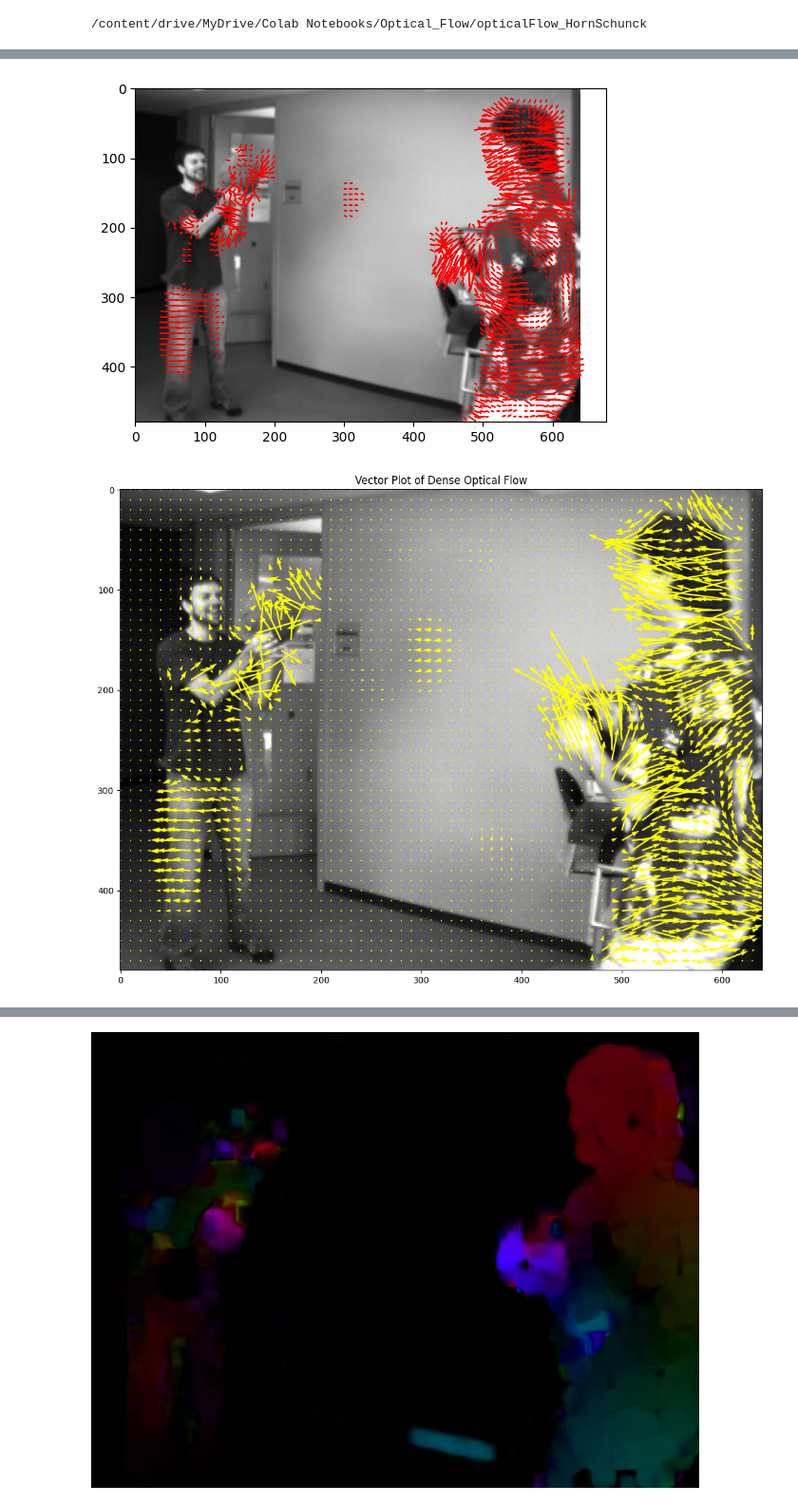
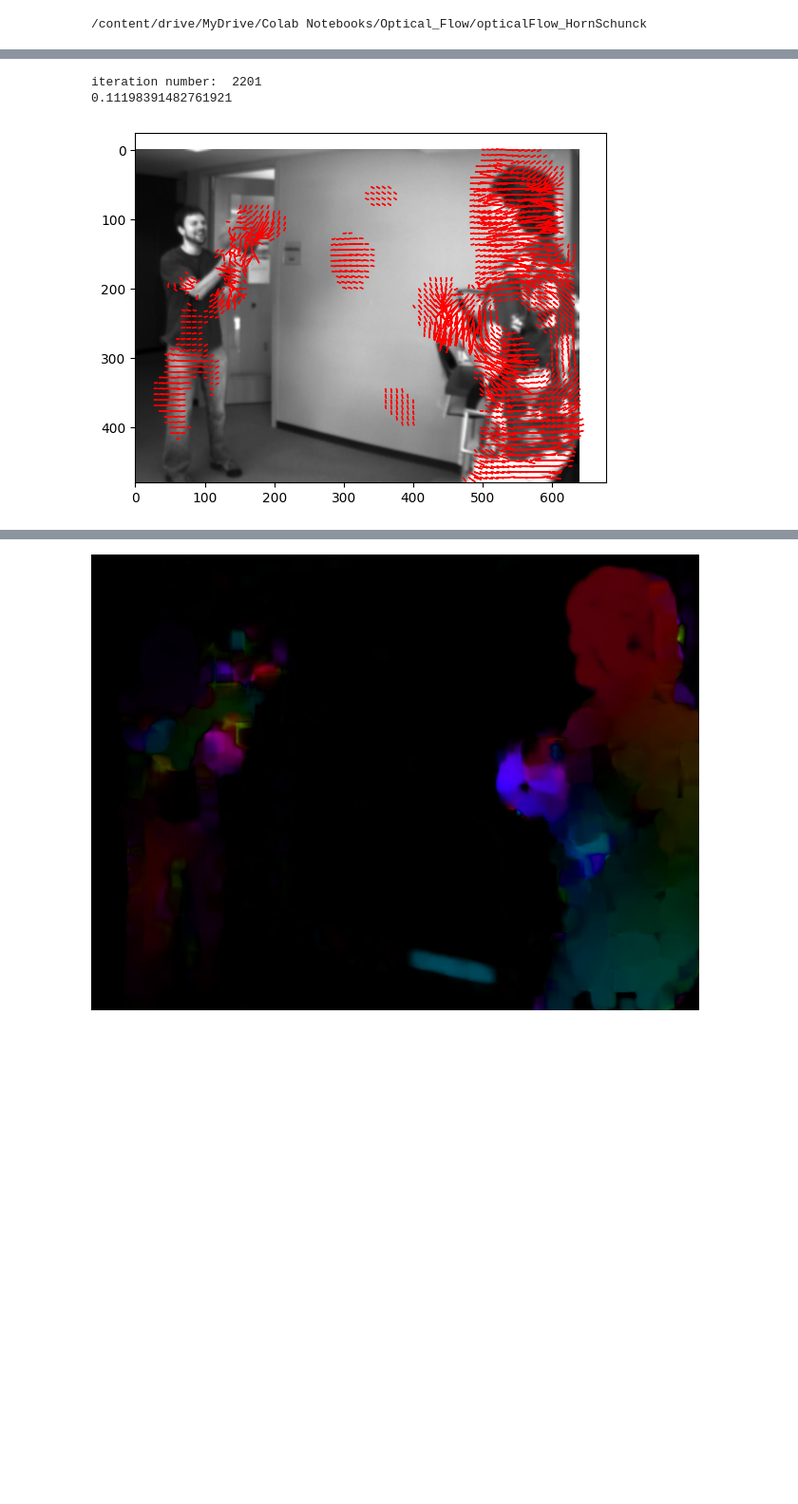
Before and after one commit to trucchau171/opticalFlow_HornSchunck, a Jupyter notebook: OF_HornSchunck.ipynb, the cells around one changed output, grey strips where cells are left out. Shown at 95% size. Cells and saved outputs as stored; diff of their text form; code cells hidden in the pictures; blank space fills up the shorter version.

Commit message:
init

```diff
--- a/OF_HornSchunck.ipynb
+++ b/OF_HornSchunck.ipynb
@@ -103,16 +55,6 @@ from google.colab.patches import cv2_imshow
 -o "frame11.png" \
 "https://raw.githubusercontent.com/chzylucky/Optical_Flow_HS_LK/master/Optical_Flow_chzy/basketball2.png"
 # %%
-
-
-def show_image(name, image):
-    if image is None:
-        return
-
-    cv2.imshow(name, image)
-    cv2.waitKey(0)
-    cv2.destroyAllWindows()
-
 
 
 #compute magnitude in each 8 pixels. return magnitude average
@@ -175,13 +117,6 @@ def get_derivatives(img1, img2):
 #output: images variations (flow vectors u, v)
 #calculates u,v vectors and draw quiver
 def computeHS(name1, name2, alpha, delta):
-    beforeImg = cv2.imread(name1, cv2.IMREAD_GRAYSCALE)
-    afterImg = cv2.imread(name2, cv2.IMREAD_GRAYSCALE)
-
-    if beforeImg is None:
-        raise NameError("Can't find image: \"" + name1 + '\"')
-    elif afterImg is None:
-        raise NameError("Can't find image: \"" + name2 + '\"')
 
     beforeImg = cv2.imread(name1, cv2.IMREAD_GRAYSCALE).astype(float)
     afterImg = cv2.imread(name2, cv2.IMREAD_GRAYSCALE).astype(float)
@@ -198,52 +133,40 @@ def computeHS(name1, name2, alpha, delta):
                             [1 / 6, 0, 1 / 6],
                             [1 / 12, 1 / 6, 1 / 12]], float)
     iter_counter = 0
     while True:
         iter_counter += 1
         u_avg = ndimage.convolve(u, avg_kernel)
         v_avg = ndimage.convolve(v, avg_kernel)
         p = fx * u_avg + fy * v_avg + ft
         d = 4 * alpha**2 + fx**2 + fy**2
-        prev = u
+        # d = alpha**2 + fx**2 + fy**2
+        prevU = u
+        prevV = v
 
         u = u_avg - fx * (p / d)
         v = v_avg - fy * (p / d)
 
-        diff = np.linalg.norm(u - prev, 2)
+        diff = np.linalg.norm(u - prevU, 2) + np.linalg.norm(v - prevV, 2)
         #converges check (at most 300 iterations)
-        if  diff < delta or iter_counter > 300:
-            # print("iteration number: ", iter_counter)
+        if  diff < delta or iter_counter > 2200:
+            print("iteration number: ", iter_counter)
+            print(diff)
             break
 
     draw_quiver(u, v, beforeImg)
 
     return [u, v]
 
 
 
 
 
 u,v = computeHS("frame10.png", "frame11.png", alpha = 15, delta = 10**-1)
 
 
 imgInit = cv2.imread("frame10.png", cv2.IMREAD_GRAYSCALE).astype(float)
 h, w = imgInit.shape
-
-# downsize u and v
-u_deci = u[np.ix_(range(0, h, 10), range(0, w, 10))]
-v_deci = v[np.ix_(range(0, h, 10), range(0, w, 10))]
-
-# get coordinate for u and v in the original frame
-[X,Y] = np.meshgrid(np.arange(w, dtype = 'float64'), np.arange(h, dtype = 'float64'))
-X_deci = X[np.ix_(range(0, h, 10), range(0, w, 10))]
-Y_deci = Y[np.ix_(range(0, h, 10), range(0, w, 10))]
-
-# plot optical flow field
-plt.figure(figsize=(15, 10))
-plt.title('Vector Plot of Dense Optical Flow')
-plt.imshow(imgInit, cmap = 'gray')
-plt.quiver(X_deci, Y_deci, u_deci, v_deci, color='yellow')
-plt.show()
 # %% [output]
+iteration number:  2201
+0.11198391482761921
-[figure, old version]
+[figure, new version]
-[figure, removed]
```
Also changed, not shown: parts of 18 cells of this notebook, 2 other files.
